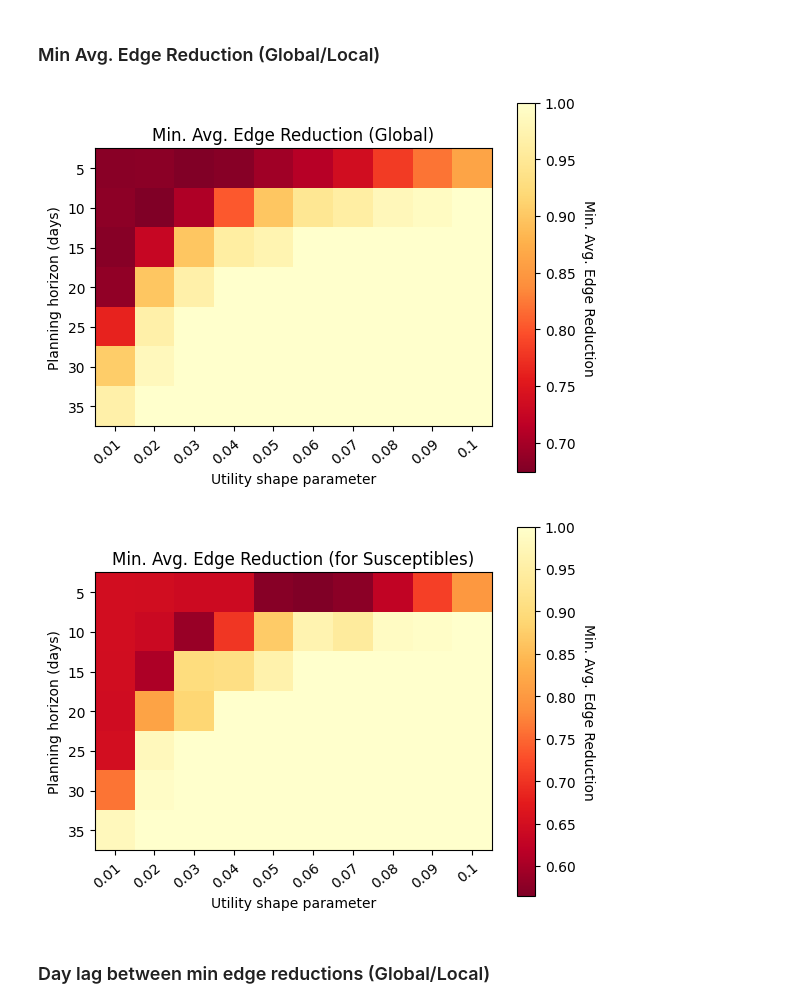
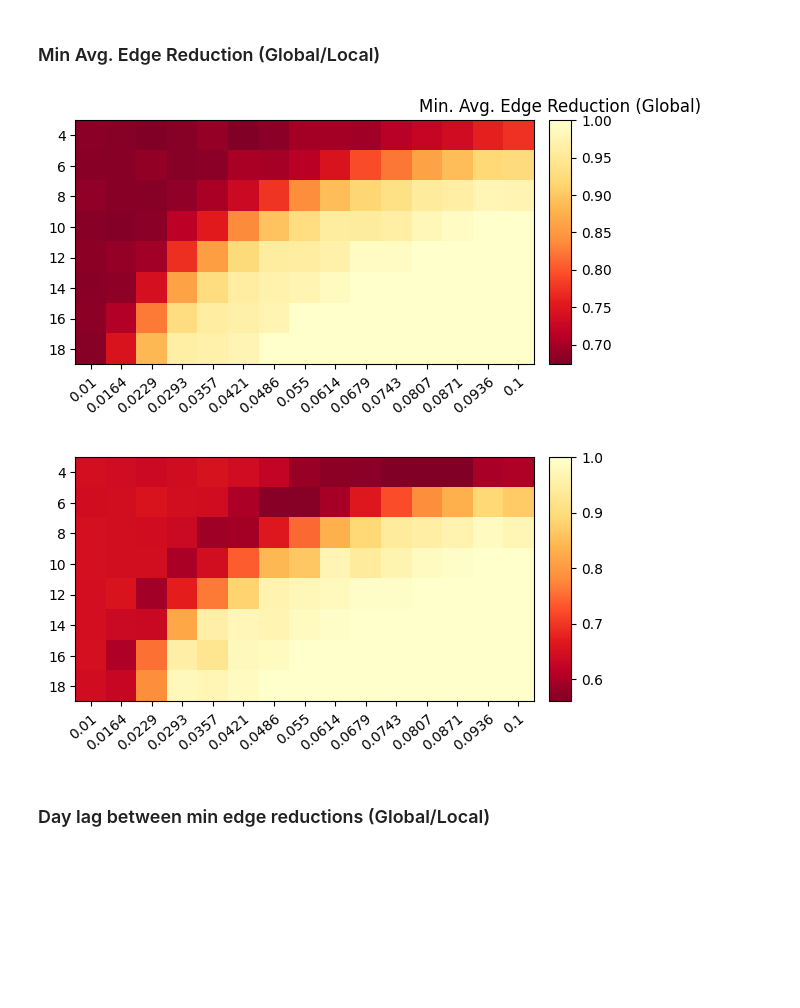
Before and after one commit to JimmyCalvoMonge/AdaptiveNetworks, a Jupyter notebook: network_experiments.ipynb, the cells around one changed output. Drawn from its saved outputs; the diff is of its cells as text; code cells hidden in the pictures; blank space fills up the shorter version.

```diff
--- a/network_experiments.ipynb
+++ b/network_experiments.ipynb
@@ -6,8 +5,9 @@ import test as test
 import plotly.express as px
 # %%
-epidist_data = pd.read_csv('./Data/epidist_new.csv')
-bepidist_data = pd.read_csv('./Data/bepidist_new.csv')
+epidist_data = pd.read_csv('./Data/20251101184108_epidist_heatmap_data.csv')
+bepidist_data = pd.read_csv('./Data/20251101184108_bepidist_heatmap_data.csv')
 epidist_data = epidist_data.apply(pd.to_numeric)
 bepidist_data = bepidist_data.apply(pd.to_numeric)
 print(bepidist_data['V'].unique().tolist())
+print(bepidist_data['T'].unique().tolist())
 # %% [output]
@@ -15,8 +16,8 @@ print(bepidist_data['V'].unique().tolist())
 # %% [markdown]
 ### Example of disease peaks differences depeding on utility shape parameter
 # %%
-vs = [0.09, 0.06, 0.04, 0.02]
-T = 5
+vs = [0.01, 0.0164, 0.0229, 0.0293, 0.0357, 0.0421, 0.0486]
+T = 6
 n = 500
 
 plt.figure()
@@ -195,39 +211,50 @@ def reverse_colourmap(cmap, name = 'my_cmap_r'):
         channel = cmap._segmentdata[key]
         data = []
 
         for t in channel:
             data.append((1-t[0],t[2],t[1]))
         reverse.append(sorted(data))
 
     LinearL = dict(zip(k,reverse))
     my_cmap_r = mpl.colors.LinearSegmentedColormap(name, LinearL)
     return my_cmap_r
 cmap = mpl.cm.YlOrRd
 cmap_r = reverse_colourmap(cmap)
 
 # Heat map
 fig, ax = plt.subplots()
 im = ax.imshow(data, cmap = cmap_r)
 
 # Add the labels
 ax.set_xticks(np.arange(len(xlabs)))
 ax.set_yticks(np.arange(len(ylabs)))
 ax.set_xticklabels(xlabs)
 ax.set_yticklabels(ylabs)
 
+
+# Create colorbar with same height as heatmap
+from mpl_toolkits.axes_grid1 import make_axes_locatable
+# Create an axes divider for the heatmap
+divider = make_axes_locatable(ax)
+# Append a new axes for the colorbar, same height as ax
+cax = divider.append_axes("right", size="5%", pad=0.15)
+# Add colorbar to the new axes
+cbar = plt.colorbar(im, cax=cax)
+
 # Rotate the labels of the X-axis
 plt.setp(ax.get_xticklabels(), rotation = 40,
          ha = "right", rotation_mode = "anchor")
 
-# Add the color bar
-cbar = ax.figure.colorbar(im, ax = ax)
-cbar.ax.set_ylabel("Min. Avg. Edge Reduction", rotation = -90, va = "bottom")
+# # Add the color bar
+# cbar = ax.figure.colorbar(im, ax = ax)
+# cbar.ax.set_ylabel("Min. Avg. Edge Reduction", rotation = -90, va = "bottom")
+
 plt.title(f"Min. Avg. Edge Reduction (Global)")
-plt.xlabel("Utility shape parameter")
-plt.ylabel("Planning horizon (days)")
+# plt.xlabel("Utility shape parameter")
+# plt.ylabel("Planning horizon (days)")
 plt.show()
 # %% [output]
-[figure, old version]
+[figure, new version]
 # %%
 data_min = pd.DataFrame({})
 for v in epidist_data['V'].unique():
@@ -263,15 +290,29 @@ ax.set_yticklabels(ylabs)
 plt.setp(ax.get_xticklabels(), rotation = 40,
          ha = "right", rotation_mode = "anchor")
 
-# Add the color bar
-cbar = ax.figure.colorbar(im, ax = ax)
-cbar.ax.set_ylabel("Min. Avg. Edge Reduction", rotation = -90, va = "bottom")
-plt.title(f"Min. Avg. Edge Reduction (for Susceptibles)")
-plt.xlabel("Utility shape parameter")
-plt.ylabel("Planning horizon (days)")
+# # Add the color bar
+# cbar = ax.figure.colorbar(im, ax = ax)
+# cbar.ax.set_ylabel("Min. Avg. Edge Reduction", rotation = -90, va = "bottom")
+
+# Create colorbar with same height as heatmap
+from mpl_toolkits.axes_grid1 import make_axes_locatable
+# Create an axes divider for the heatmap
+divider = make_axes_locatable(ax)
+# Append a new axes for the colorbar, same height as ax
+cax = divider.append_axes("right", size="5%", pad=0.15)
+# Add colorbar to the new axes
+cbar = plt.colorbar(im, cax=cax)
+
+# Rotate the labels of the X-axis
+plt.setp(ax.get_xticklabels(), rotation = 40,
+         ha = "right", rotation_mode = "anchor")
+
+# plt.title(f"Min. Avg. Edge Reduction (for Susceptibles)")
+# plt.xlabel("Utility shape parameter")
+# plt.ylabel("Planning horizon (days)")
 plt.show()
 # %% [output]
-[figure, old version]
+[figure, new version]
 # %% [markdown]
 ### Day lag between min edge reductions (Global/Local)
 # %%
```
Also changed, not shown: parts of 7 cells of this notebook, 1 other file.
